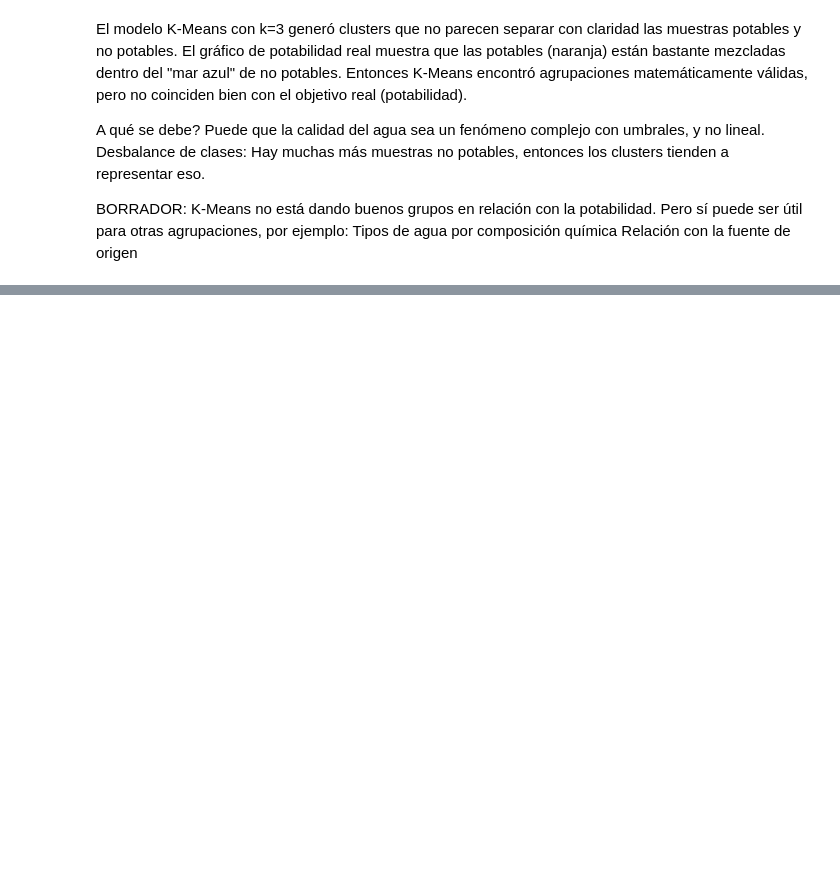
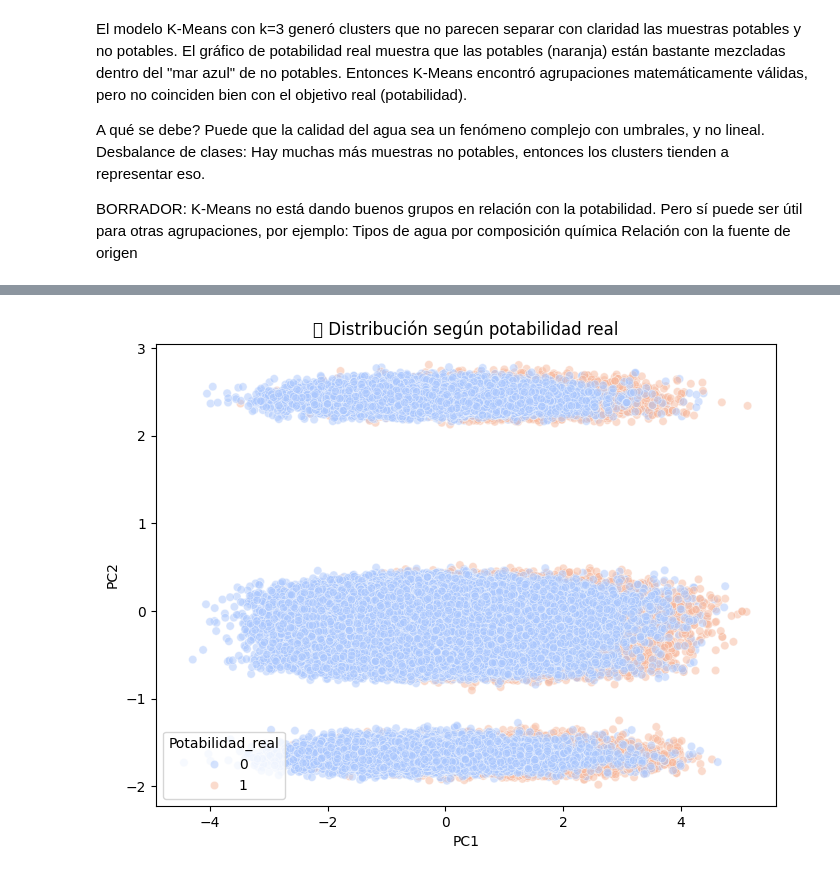
Before and after one commit to micaelakorol21/water_quality_unsupervised_learning, a Jupyter notebook: water_quality_unsupervised_learning.ipynb, the cells around one changed output, grey strips where cells are left out. Cells and saved outputs as stored; diff of their text form; code cells hidden in the pictures; blank space fills up the shorter version.

```diff
--- a/water_quality_unsupervised_learning.ipynb
+++ b/water_quality_unsupervised_learning.ipynb
@@ -1357,0 +1401,9 @@ Relación con la fuente de origen
+# %%
+df_gmm['Potabilidad_real'] = df['Objetivo'].values
+
+plt.figure(figsize=(8,6))
+sns.scatterplot(data=df_gmm, x='PC1', y='PC2', hue='Potabilidad_real', palette='coolwarm', alpha=0.5)
+plt.title("🔍 Distribución según potabilidad real")
+plt.show()
+# %% [output]
+[figure, added]
```
Also changed, not shown: parts of 16 cells of this notebook.
